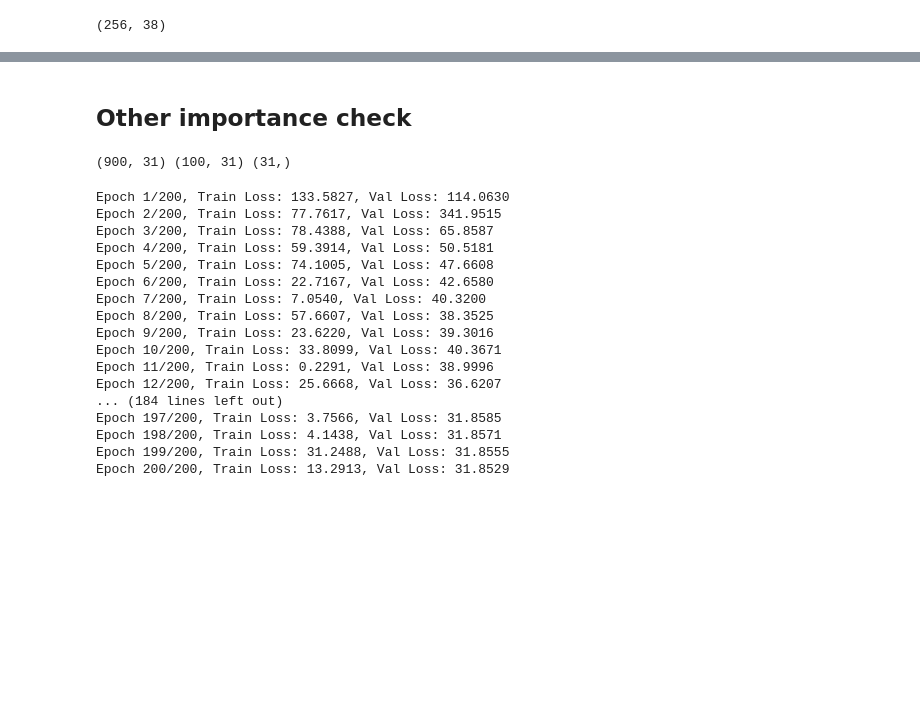
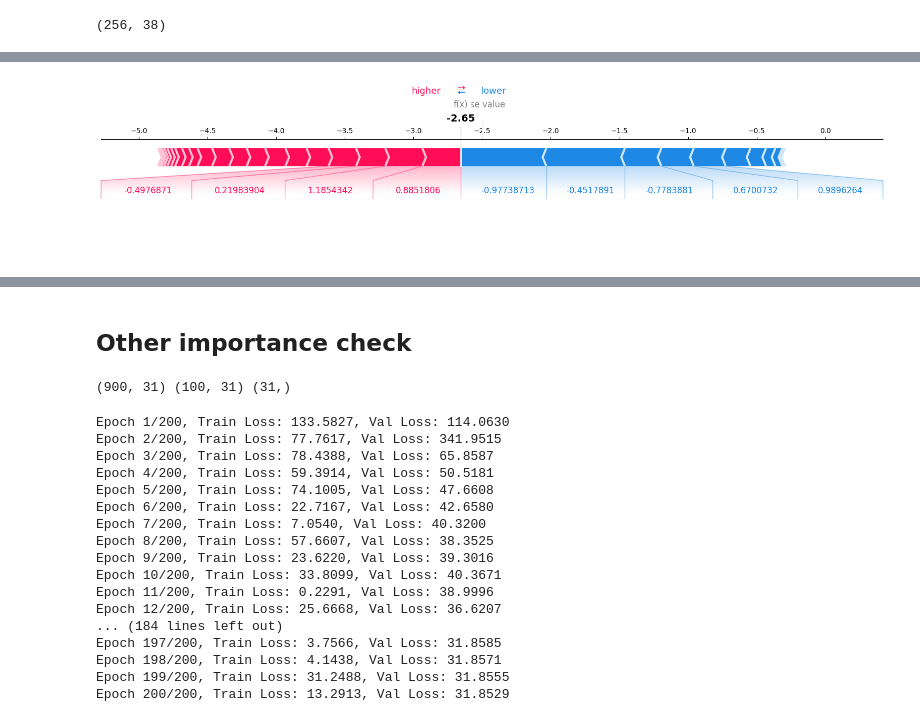
Before and after one commit to ZaccWu/NetworkNNE, a Jupyter notebook: _code_check.ipynb, the cells around one changed output, grey strips where cells are left out. Cells and saved outputs as stored; diff of their text form; code cells hidden in the pictures; blank space fills up the shorter version.

```diff
--- a/_code_check.ipynb
+++ b/_code_check.ipynb
@@ -23,13 +23,13 @@ def getTrainArgs():
     # neural network algorithm/training settings
     parser.add_argument('--num_nodes', type=int, help='layer width', default=128)   # 128
     parser.add_argument('--batch_size', type=int, help='training sample batch', default=32)    # 256
-    parser.add_argument('--max_epochs', type=int, help='training epoches', default=10)         # 100
+    parser.add_argument('--max_epochs', type=int, help='training epoches', default=100)         # 100
     parser.add_argument('--initial_lr', type=int, help='initial learning rate', default=0.01)   # 0.01
 
     # display settings
     parser.add_argument('--enable_shapley', type=bool, help='shapley value analysis', default=True)
     parser.add_argument('--disp_test_summary', type=bool, help='display test summary', default=True)
-    parser.add_argument('--display_fig', type=bool, help='display figure', default=False) # True
+    parser.add_argument('--display_fig', type=bool, help='display figure', default=True) # True
     parser.add_argument('--disp_iter', type=bool, help='display iteration', default=True)
     parser.add_argument('--learn_standard_error', type=bool, help='learn standard error', default=False)
 
@@ -156,6 +165,7 @@ Epoch 10/10, Train Loss: 0.2498, Val Loss: 0.2014
 # %%
-bg_n = min(len(input_train), max(1, 128))
-ev_n = min(len(input_test), max(1, 256))
+# 采样部分样本，保证计算速度
+bg_n = min(len(input_train), max(1, 500))
+ev_n = len(input_test)
 bg_idx = np.random.choice(len(input_train), size=bg_n, replace=False)
 ev_idx = np.random.choice(len(input_test), size=ev_n, replace=False)
 background = torch.tensor(input_train[bg_idx], dtype=torch.float32)
@@ -234,24 +251,26 @@ shap.dependence_plot(
 # %%
 #  4. 单样本力图
 # 选取 eval_x 中的第一个样本进行解释
 sample_idx = 0
 sample_data = eval_x[sample_idx:sample_idx+1,:]
 sample_shap = shap_matrix[sample_idx:sample_idx+1,:]
 
 # base value（多输出时取 target_idx）
 base = explainer.expected_value
 if isinstance(base, (list, tuple, np.ndarray)):
     base_value = float(np.array(base).reshape(-1)[target_idx])
 else:
     base_value = float(base)
 
 
 shap.force_plot(
     base_value,          # 第一个参数必须是 base value
     sample_shap.flatten(),         # 该样本的 SHAP 向量 (38)
-    sample_data.flatten(),         # 该样本特征 torch.Size([38])
+    sample_data.numpy().flatten(),         # 该样本特征 torch.Size([38])
     matplotlib=True,
 )
+# %% [output]
+[figure, added]
 # %%
 # 5. 热力图
 # 为了可视化效果，通常只对最重要的特征画图
```
Also changed, not shown: parts of 7 cells of this notebook, 1 other file.
